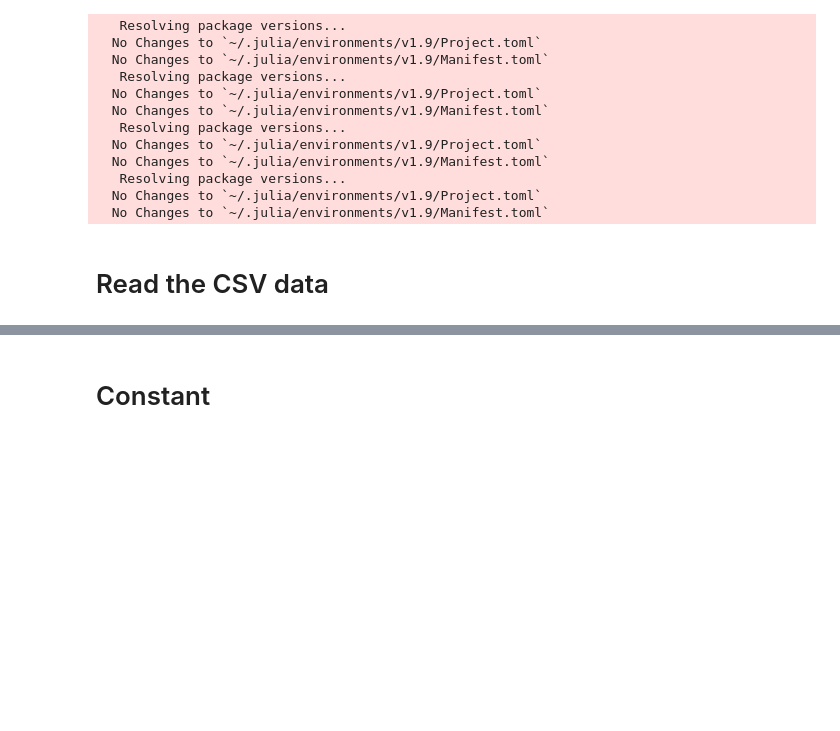
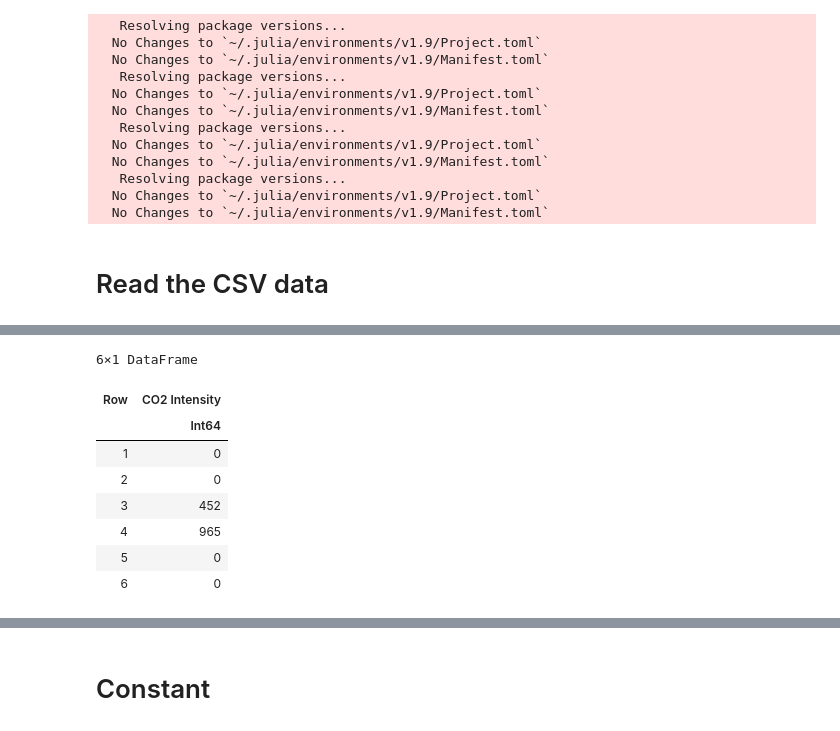
Before and after one commit to aguenard92/DSF_optimization, a Jupyter notebook: infrastructure_opt_RE_only.ipynb, the cells around one changed output, grey strips where cells are left out. Drawn from its saved outputs; the diff is of its cells as text; code cells hidden in the pictures; blank space fills up the shorter version.

```diff
--- a/infrastructure_opt_RE_only.ipynb
+++ b/infrastructure_opt_RE_only.ipynb
@@ -67,0 +54,12 @@ println(C_FC)
+# %%
+co2_intensity = CSV.read("co2_intensity.csv",DataFrame)
+# %% [output]
+6×1 DataFrame
+| Row | CO2 Intensity |
+|  | Int64 |
+| 1 | 0 |
+| 2 | 0 |
+| 3 | 452 |
+| 4 | 965 |
+| 5 | 0 |
+| 6 | 0 |
```
Also changed, not shown: parts of 27 cells of this notebook, 1 other file.
